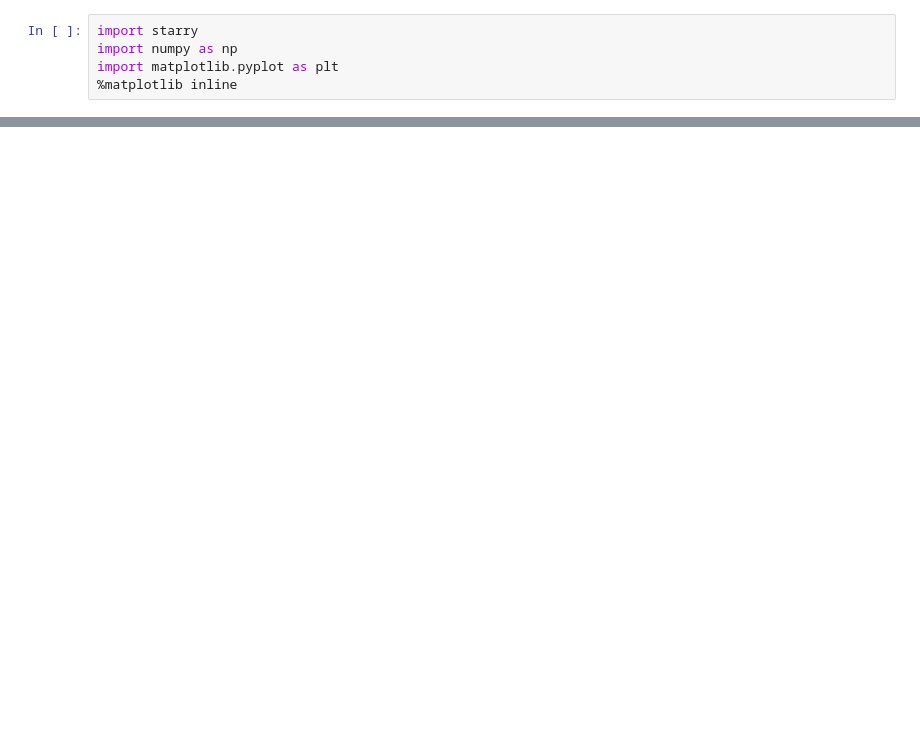
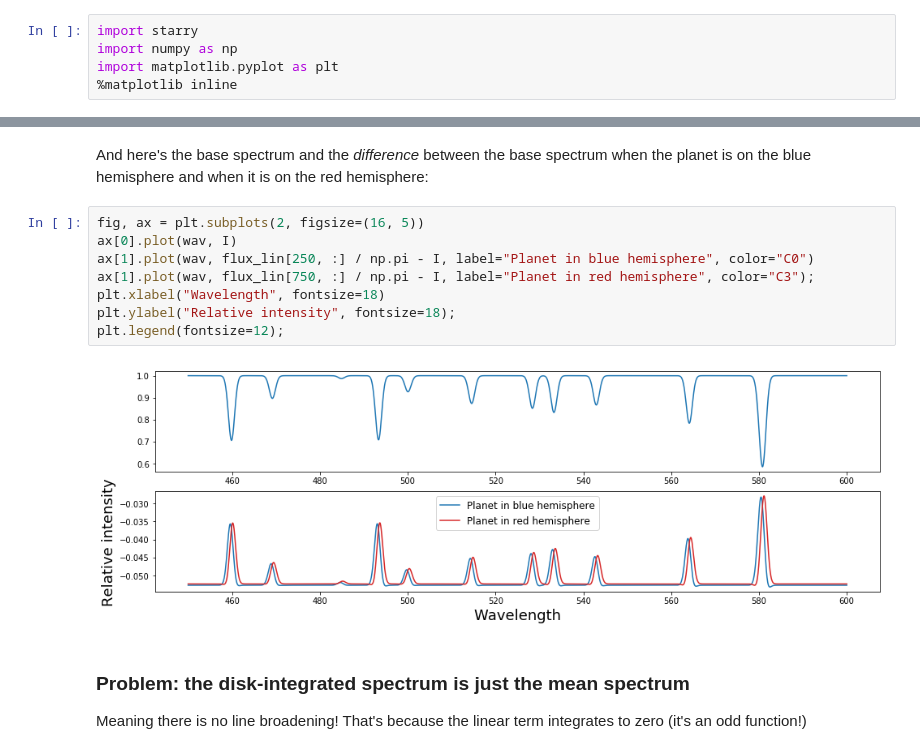
Before and after one commit to rodluger/rmrevolutions, a Jupyter notebook: ItJustWorks.ipynb, the cells around one changed output, grey strips where cells are left out. Drawn from its saved outputs; the diff is of its cells as text; blank space fills up the shorter version.

```diff
--- a/ItJustWorks.ipynb
+++ b/ItJustWorks.ipynb
@@ -76,0 +135,15 @@ plt.plot(wav, flux[750, :] - I);
+# %% [markdown]
+And here's the base spectrum and the *difference* between the base spectrum when the planet is on the blue hemisphere and when it is on the red hemisphere:
+# %%
+fig, ax = plt.subplots(2, figsize=(16, 5))
+ax[0].plot(wav, I)
+ax[1].plot(wav, flux_lin[250, :] / np.pi - I, label="Planet in blue hemisphere", color="C0")
+ax[1].plot(wav, flux_lin[750, :] / np.pi - I, label="Planet in red hemisphere", color="C3");
+plt.xlabel("Wavelength", fontsize=18)
+plt.ylabel("Relative intensity", fontsize=18);
+plt.legend(fontsize=12);
+# %% [output]
+[figure, added]
+# %% [markdown]
+### Problem: the disk-integrated spectrum is just the mean spectrum
+Meaning there is no line broadening! That's because the linear term integrates to zero (it's an odd function!)
```
Also changed, not shown: parts of 74 cells of this notebook, 3 other files.
